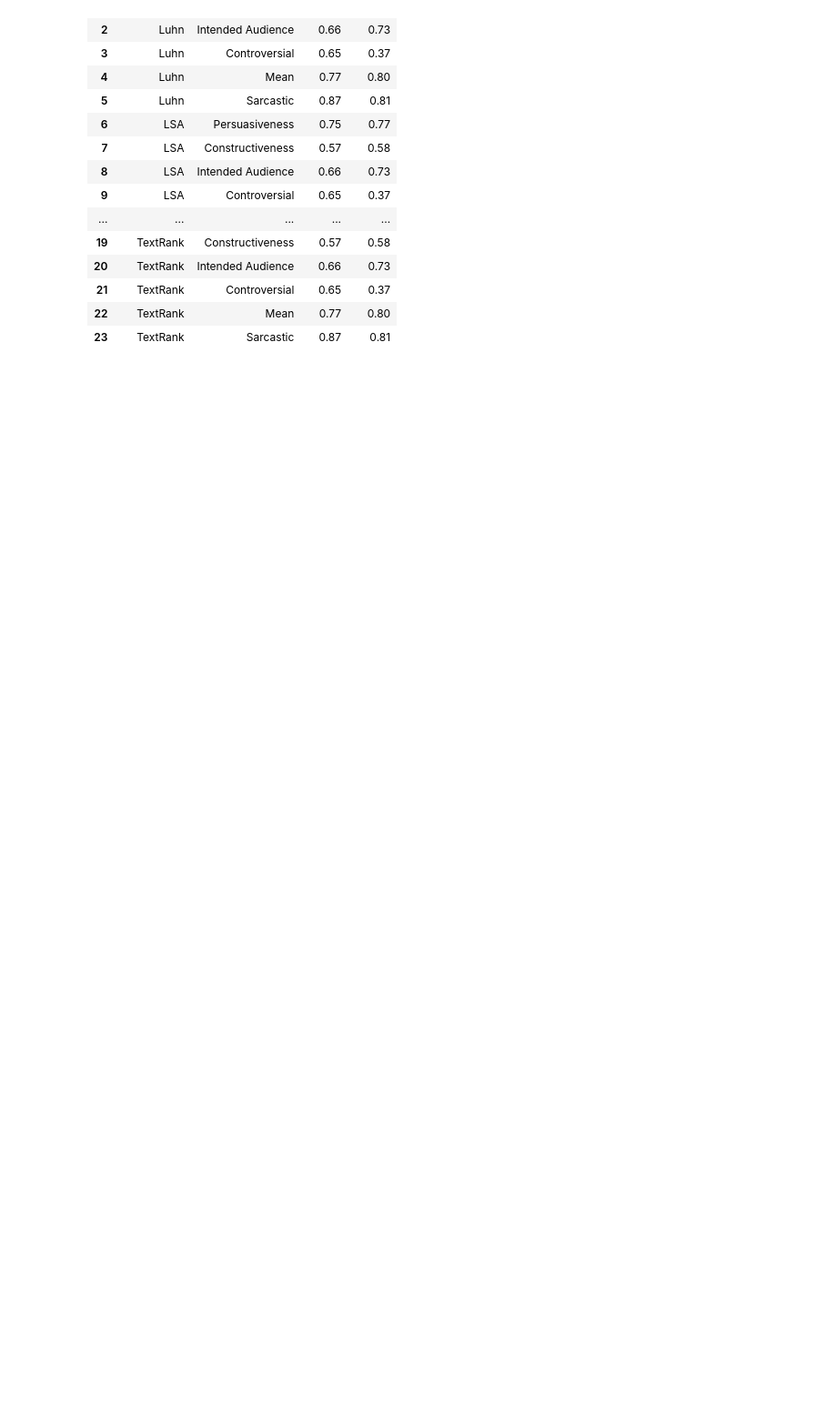
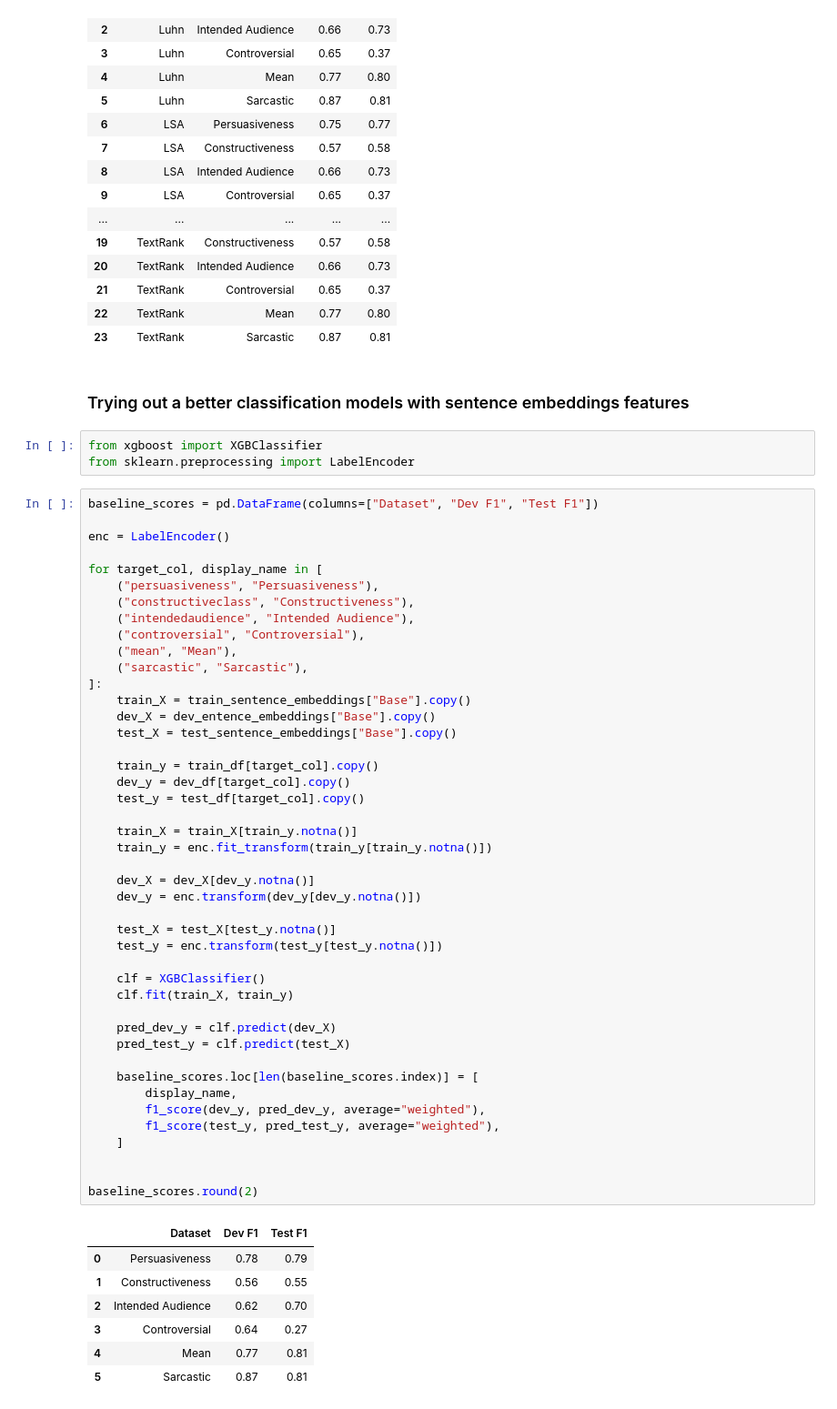
Before and after one commit to arrpee/csci-544-project, a Jupyter notebook: yahoo.ipynb, the cells around one changed output. Shown at 91% size. Saved outputs shown, nothing was run; the diff lists cells and outputs as text; blank space fills up the shorter version.

Commit message:
Add xgboost testing

```diff
--- a/yahoo.ipynb
+++ b/yahoo.ipynb
@@ -582,3 +582,60 @@ baseline_scores.round(2)
 | 21 | TextRank | Controversial | 0.65 | 0.37 |
 | 22 | TextRank | Mean | 0.77 | 0.80 |
 | 23 | TextRank | Sarcastic | 0.87 | 0.81 |
+# %% [markdown]
+### Trying out a better classification models with sentence embeddings features
+# %%
+from xgboost import XGBClassifier
+from sklearn.preprocessing import LabelEncoder
+# %%
+baseline_scores = pd.DataFrame(columns=["Dataset", "Dev F1", "Test F1"])
+
+enc = LabelEncoder()
+
+for target_col, display_name in [
+    ("persuasiveness", "Persuasiveness"),
+    ("constructiveclass", "Constructiveness"),
+    ("intendedaudience", "Intended Audience"),
+    ("controversial", "Controversial"),
+    ("mean", "Mean"),
+    ("sarcastic", "Sarcastic"),
+]:
+    train_X = train_sentence_embeddings["Base"].copy()
+    dev_X = dev_entence_embeddings["Base"].copy()
+    test_X = test_sentence_embeddings["Base"].copy()
+
+    train_y = train_df[target_col].copy()
+    dev_y = dev_df[target_col].copy()
+    test_y = test_df[target_col].copy()
+
+    train_X = train_X[train_y.notna()]
+    train_y = enc.fit_transform(train_y[train_y.notna()])
+
+    dev_X = dev_X[dev_y.notna()]
+    dev_y = enc.transform(dev_y[dev_y.notna()])
+
+    test_X = test_X[test_y.notna()]
+    test_y = enc.transform(test_y[test_y.notna()])
+
+    clf = XGBClassifier()
+    clf.fit(train_X, train_y)
+
+    pred_dev_y = clf.predict(dev_X)
+    pred_test_y = clf.predict(test_X)
+
+    baseline_scores.loc[len(baseline_scores.index)] = [
+        display_name,
+        f1_score(dev_y, pred_dev_y, average="weighted"),
+        f1_score(test_y, pred_test_y, average="weighted"),
+    ]
+
+
+baseline_scores.round(2)
+# %% [output]
+|  | Dataset | Dev F1 | Test F1 |
+| 0 | Persuasiveness | 0.78 | 0.79 |
+| 1 | Constructiveness | 0.56 | 0.55 |
+| 2 | Intended Audience | 0.62 | 0.70 |
+| 3 | Controversial | 0.64 | 0.27 |
+| 4 | Mean | 0.77 | 0.81 |
+| 5 | Sarcastic | 0.87 | 0.81 |
```
Also changed, not shown: parts of 3 cells of this notebook.
